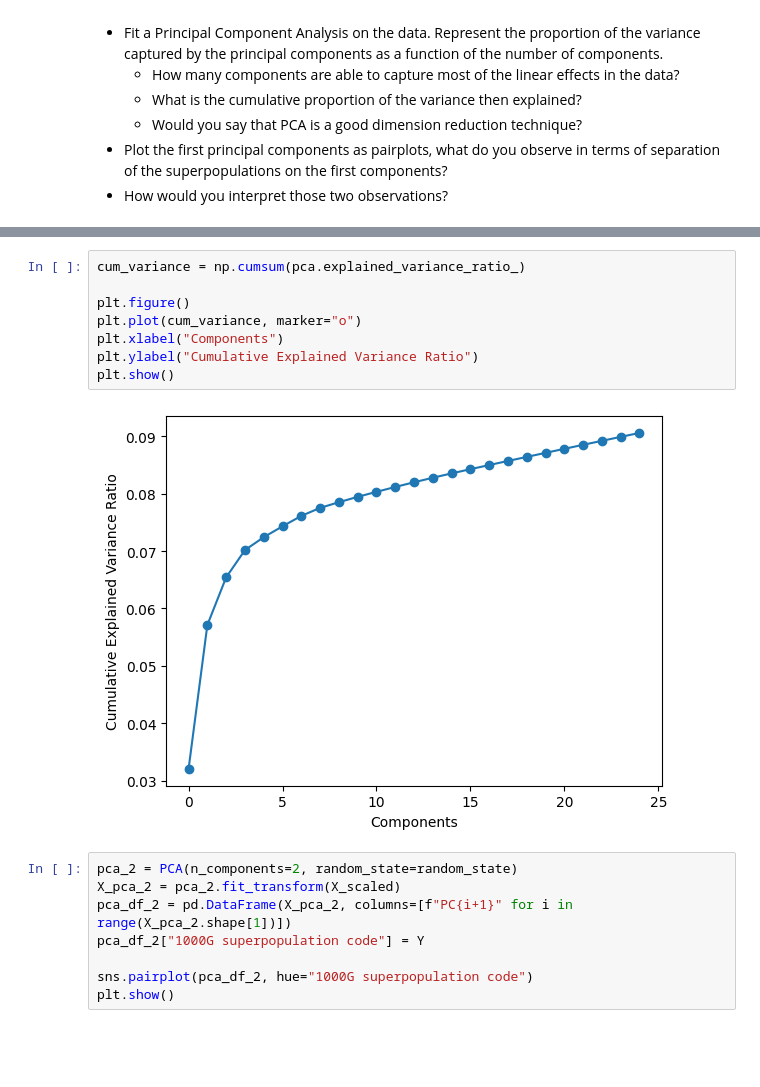
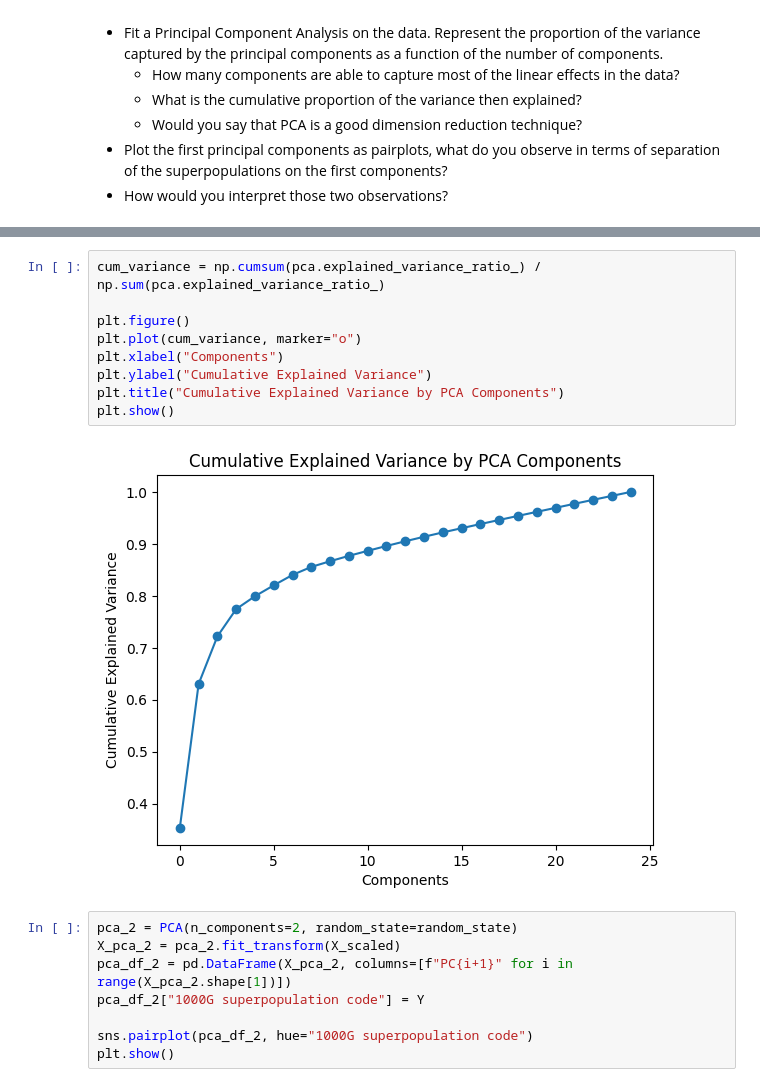
Before and after one commit to HendrikHigl/ma-cs-apml, a Jupyter notebook: LDAProject/LDA_project.ipynb, the cells around one changed output, grey strips where cells are left out. Saved outputs shown, nothing was run; the diff lists cells and outputs as text; blank space fills up the shorter version.

```diff
--- a/LDAProject/LDA_project.ipynb
+++ b/LDAProject/LDA_project.ipynb
@@ -220,13 +224,14 @@ plt.show()
 # %%
-cum_variance = np.cumsum(pca.explained_variance_ratio_)
+cum_variance = np.cumsum(pca.explained_variance_ratio_) / np.sum(pca.explained_variance_ratio_)
 
 plt.figure()
 plt.plot(cum_variance, marker="o")
 plt.xlabel("Components")
-plt.ylabel("Cumulative Explained Variance Ratio")
+plt.ylabel("Cumulative Explained Variance")
+plt.title("Cumulative Explained Variance by PCA Components")
 plt.show()
 # %% [output]
-[figure, old version]
+[figure, new version]
 # %%
 pca_2 = PCA(n_components=2, random_state=random_state)
 X_pca_2 = pca_2.fit_transform(X_scaled)
```
Also changed, not shown: parts of 7 cells of this notebook.
